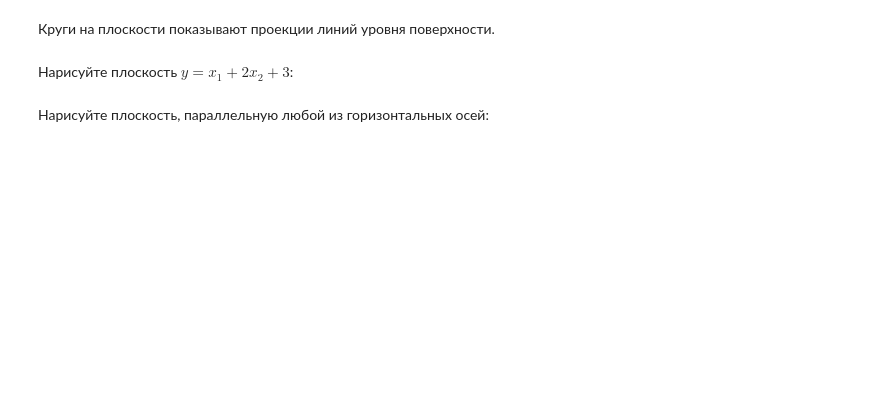
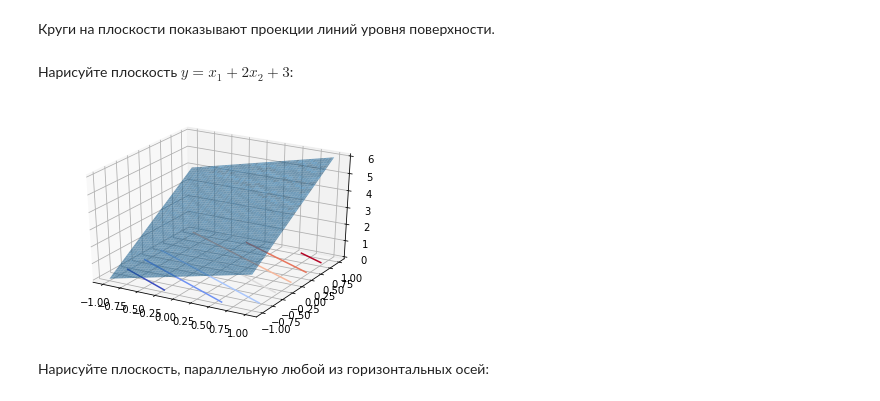
Before and after one commit to iad-24/seminars, a Jupyter notebook: materials/Seminar5_3d_task.ipynb, the cells around one changed output. Saved outputs shown, nothing was run; the diff lists cells and outputs as text; code cells hidden in the pictures; blank space fills up the shorter version.

```diff
--- a/materials/Seminar5_3d_task.ipynb
+++ b/materials/Seminar5_3d_task.ipynb
@@ -55,6 +59,9 @@ plot_3d(fun)
 Нарисуйте плоскость $y = x_1 + 2 x_2 + 3$:
 # %%
 # your code here
+plot_3d(lambda x1, x2: x1+2*x2+3)
+# %% [output]
+[figure, added]
 # %% [markdown]
 Нарисуйте плоскость, параллельную любой из горизонтальных осей:
 # %%
```
Also changed, not shown: parts of 15 cells of this notebook.
